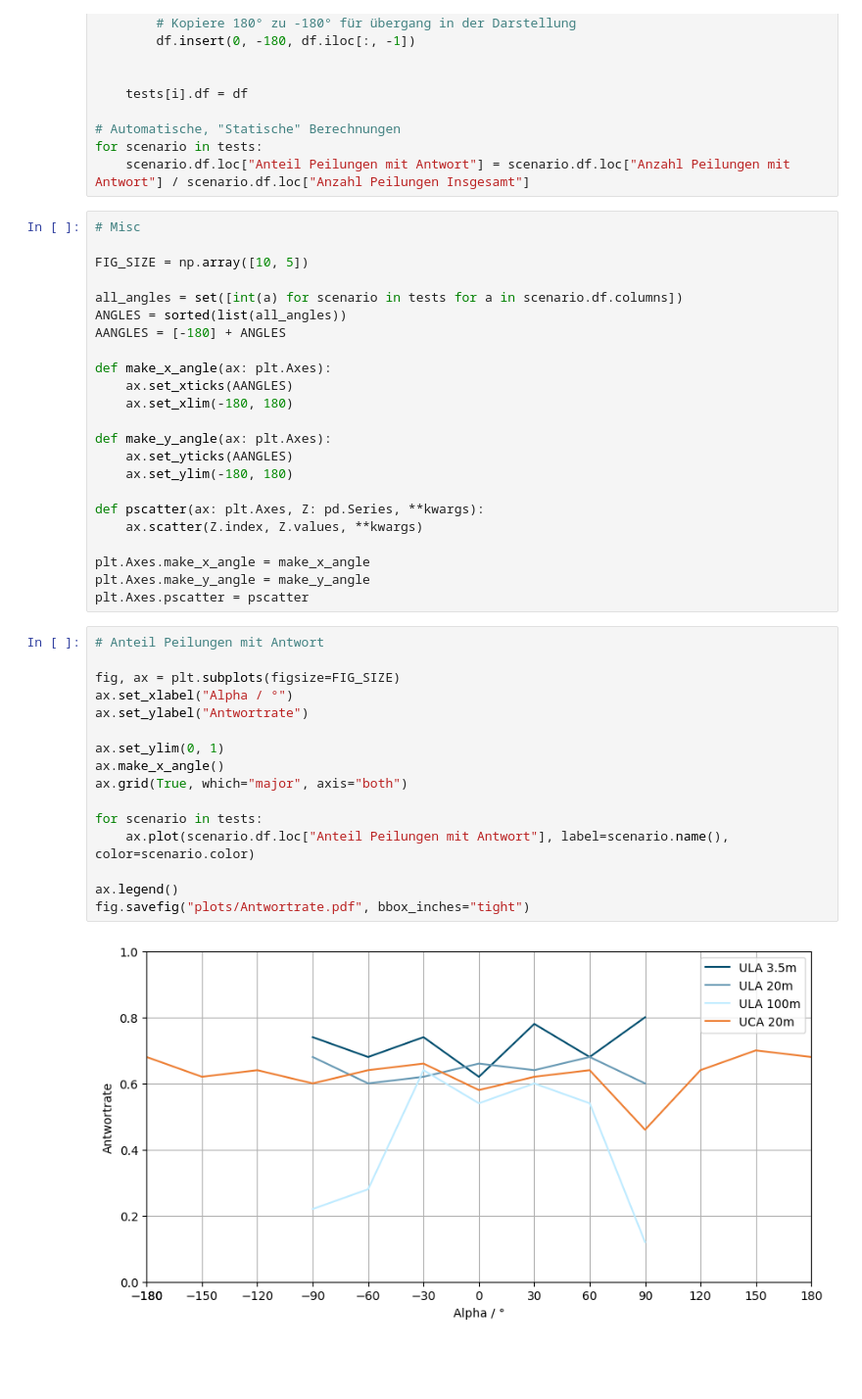
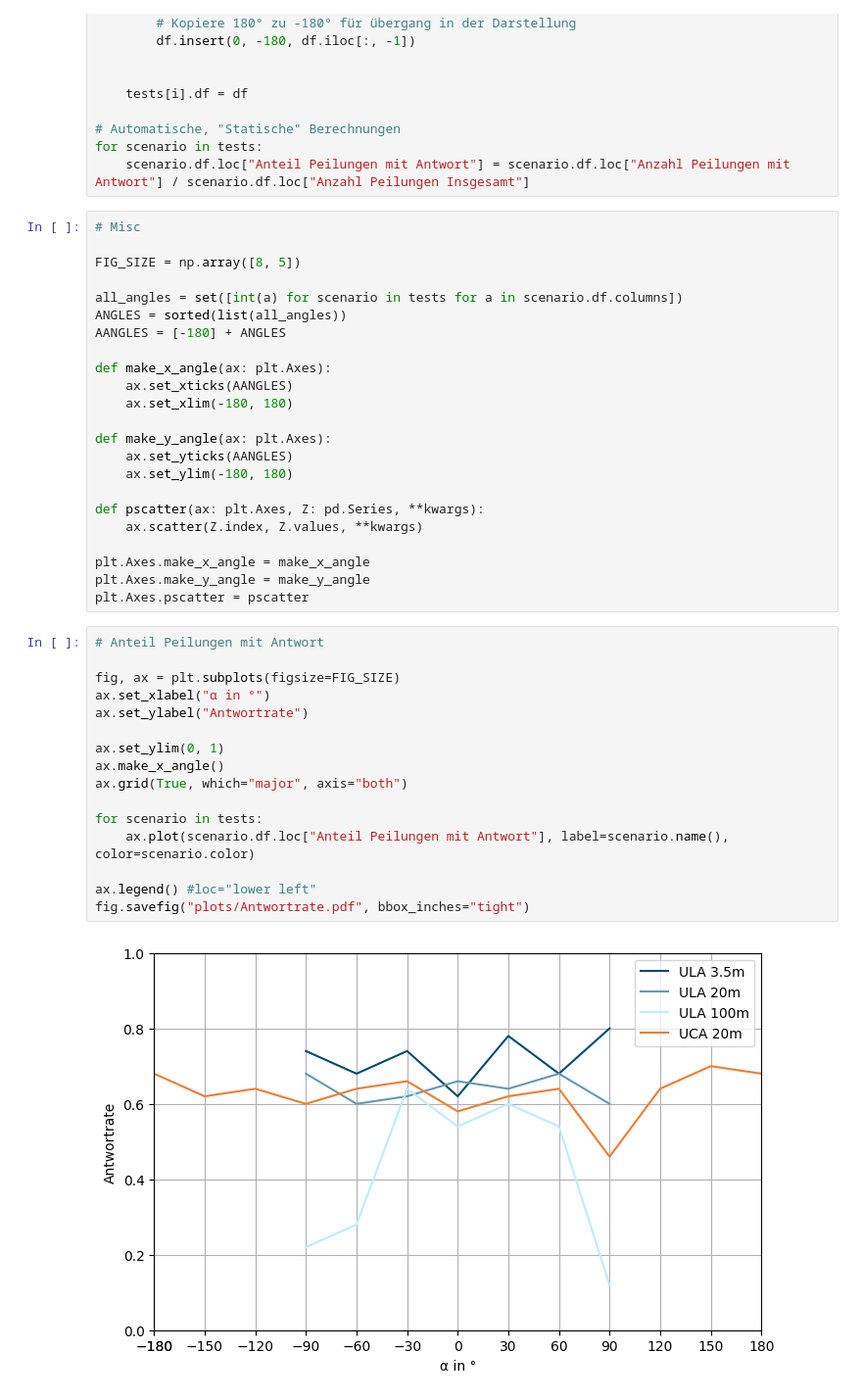
Before and after one commit to mathklk/QCDF, a Jupyter notebook: analyze/main.ipynb, the cells around one changed output. Shown at 98% size. Cells and saved outputs as stored; diff of their text form; blank space fills up the shorter version.

Commit message:
alpha unicode & figsize

```diff
--- a/analyze/main.ipynb
+++ b/analyze/main.ipynb
@@ -180,7 +180,7 @@ for scenario in tests:
 # %%
 # Misc
 
-FIG_SIZE = np.array([10, 5])
+FIG_SIZE = np.array([8, 5])
 
 all_angles = set([int(a) for scenario in tests for a in scenario.df.columns])
 ANGLES = sorted(list(all_angles))
@@ -203,21 +203,21 @@ plt.Axes.pscatter = pscatter
 # %%
 # Anteil Peilungen mit Antwort
 
 fig, ax = plt.subplots(figsize=FIG_SIZE)
-ax.set_xlabel("Alpha / °")
+ax.set_xlabel("α in °")
 ax.set_ylabel("Antwortrate")
 
 ax.set_ylim(0, 1)
 ax.make_x_angle()
 ax.grid(True, which="major", axis="both")
 
 for scenario in tests:
     ax.plot(scenario.df.loc["Anteil Peilungen mit Antwort"], label=scenario.name(), color=scenario.color)
 
-ax.legend()
+ax.legend() #loc="lower left"
 fig.savefig("plots/Antwortrate.pdf", bbox_inches="tight")
 # %% [output]
-[figure, old version]
+[figure, new version]
 # %%
 # MUSIC Summe Peaks vs Alpha
 
```
Also changed, not shown: parts of 2 cells of this notebook.
